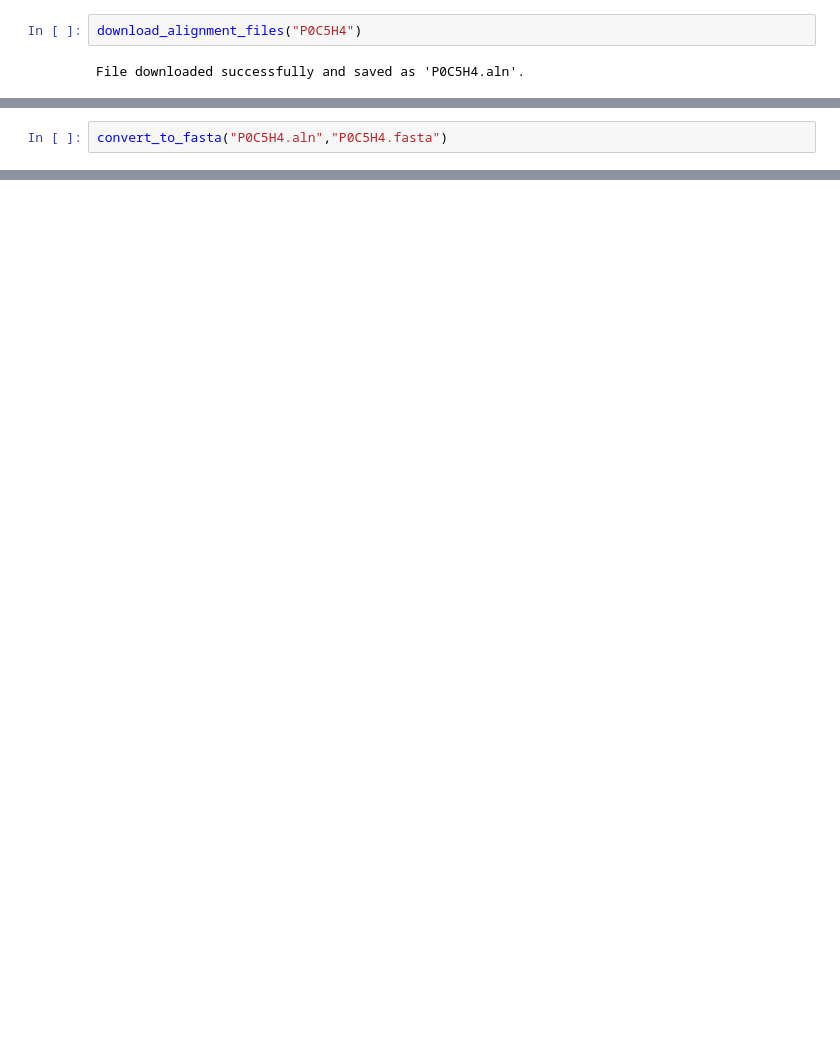
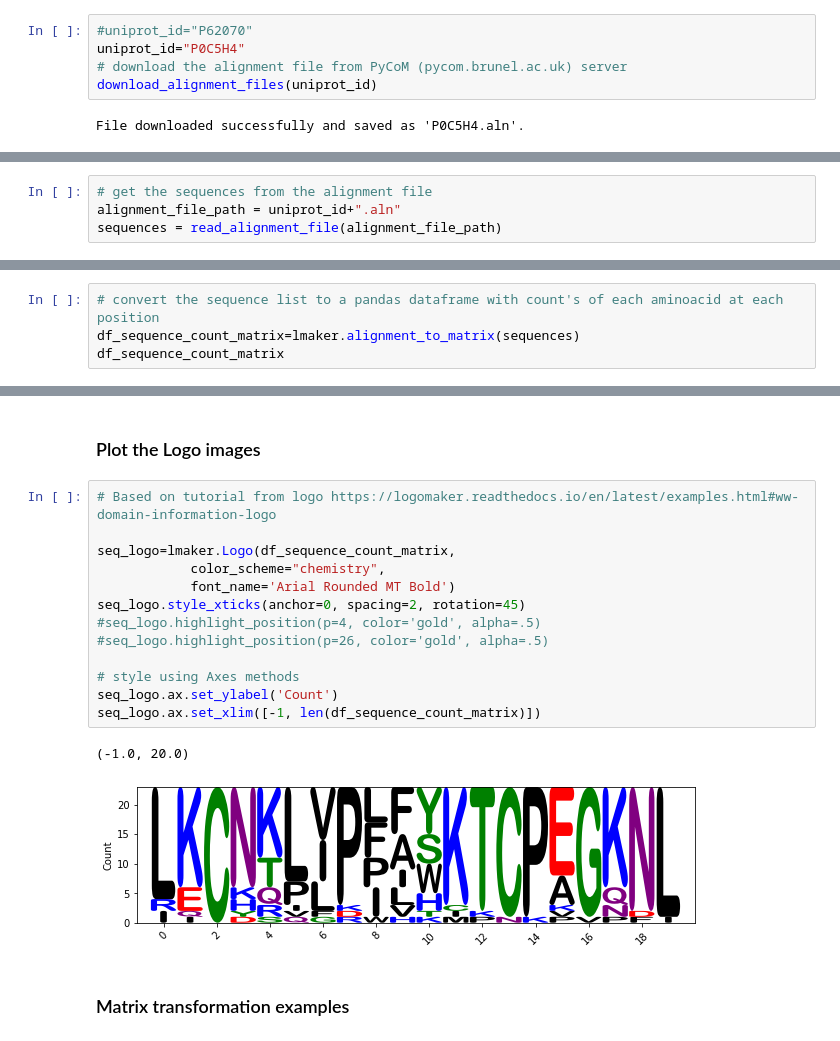
Before and after one commit to scdantu/pycom, a Jupyter notebook: tutorials/jp_notebooks/05_Alignment_analysis.ipynb, the cells around one changed output, grey strips where cells are left out. Saved outputs shown, nothing was run; the diff lists cells and outputs as text; blank space fills up the shorter version.

Commit message:
Updated tutorials

```diff
--- a/tutorials/jp_notebooks/05_Alignment_analysis.ipynb
+++ b/tutorials/jp_notebooks/05_Alignment_analysis.ipynb
@@ -29,4 +51,7 @@ def download_alignment_files(uniprot_id):
 # %%
-download_alignment_files("P0C5H4")
+#uniprot_id="P62070"
+uniprot_id="P0C5H4"
+# download the alignment file from PyCoM (pycom.brunel.ac.uk) server
+download_alignment_files(uniprot_id)
 # %% [output]
 File downloaded successfully and saved as 'P0C5H4.aln'.
@@ -45,2 +60,4 @@ def convert_to_fasta(aln_file_in,fasta_file_out):
 # %%
-convert_to_fasta("P0C5H4.aln","P0C5H4.fasta")
+# get the sequences from the alignment file
+alignment_file_path = uniprot_id+".aln"
+sequences = read_alignment_file(alignment_file_path)
@@ -52,0 +77,4 @@ seq_aln.get_alignment_length()
+# %%
+# convert the sequence list to a pandas dataframe with count's of each aminoacid at each position
+df_sequence_count_matrix=lmaker.alignment_to_matrix(sequences)
+df_sequence_count_matrix
@@ -52,0 +100,20 @@ seq_aln.get_alignment_length()
+# %% [markdown]
+### Plot the Logo images
+# %%
+# Based on tutorial from logo https://logomaker.readthedocs.io/en/latest/examples.html#ww-domain-information-logo
+
+seq_logo=lmaker.Logo(df_sequence_count_matrix,
+            color_scheme="chemistry",
+            font_name='Arial Rounded MT Bold')
+seq_logo.style_xticks(anchor=0, spacing=2, rotation=45)
+#seq_logo.highlight_position(p=4, color='gold', alpha=.5)
+#seq_logo.highlight_position(p=26, color='gold', alpha=.5)
+
+# style using Axes methods
+seq_logo.ax.set_ylabel('Count')
+seq_logo.ax.set_xlim([-1, len(df_sequence_count_matrix)])
+# %% [output]
+(-1.0, 20.0)
+[figure, added]
+# %% [markdown]
+### Matrix transformation examples
```
Also changed, not shown: parts of 16 cells of this notebook, 7 other files.
